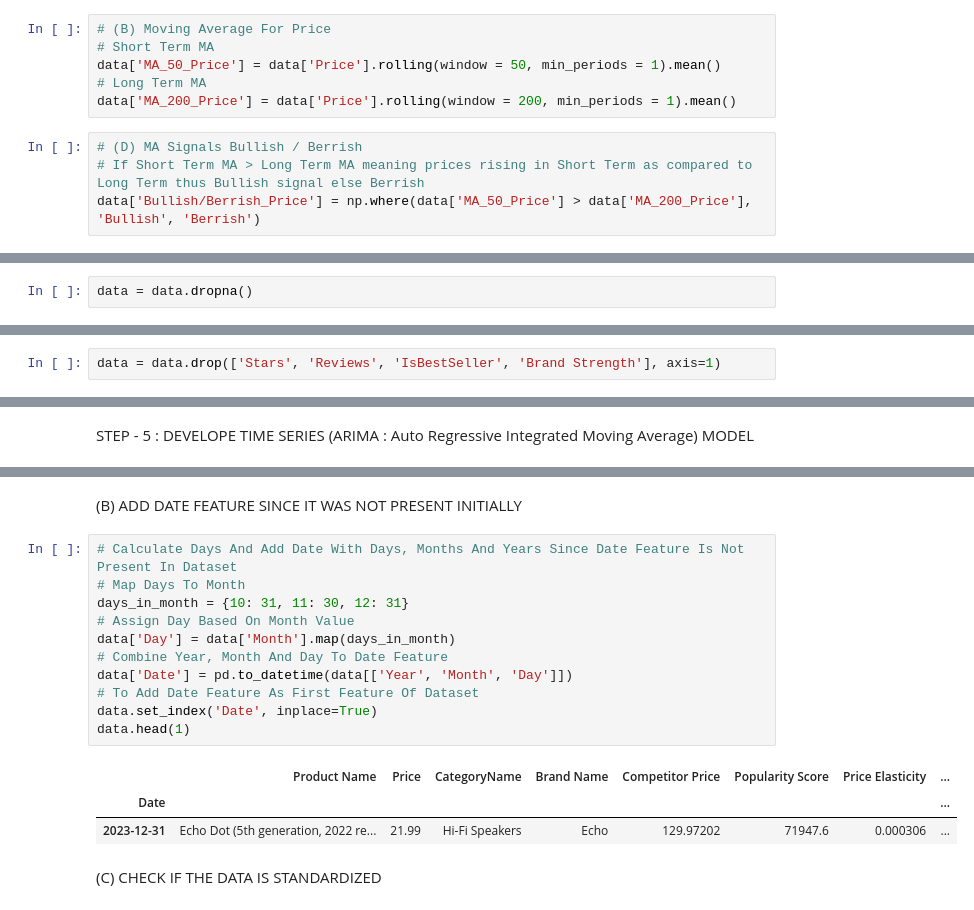
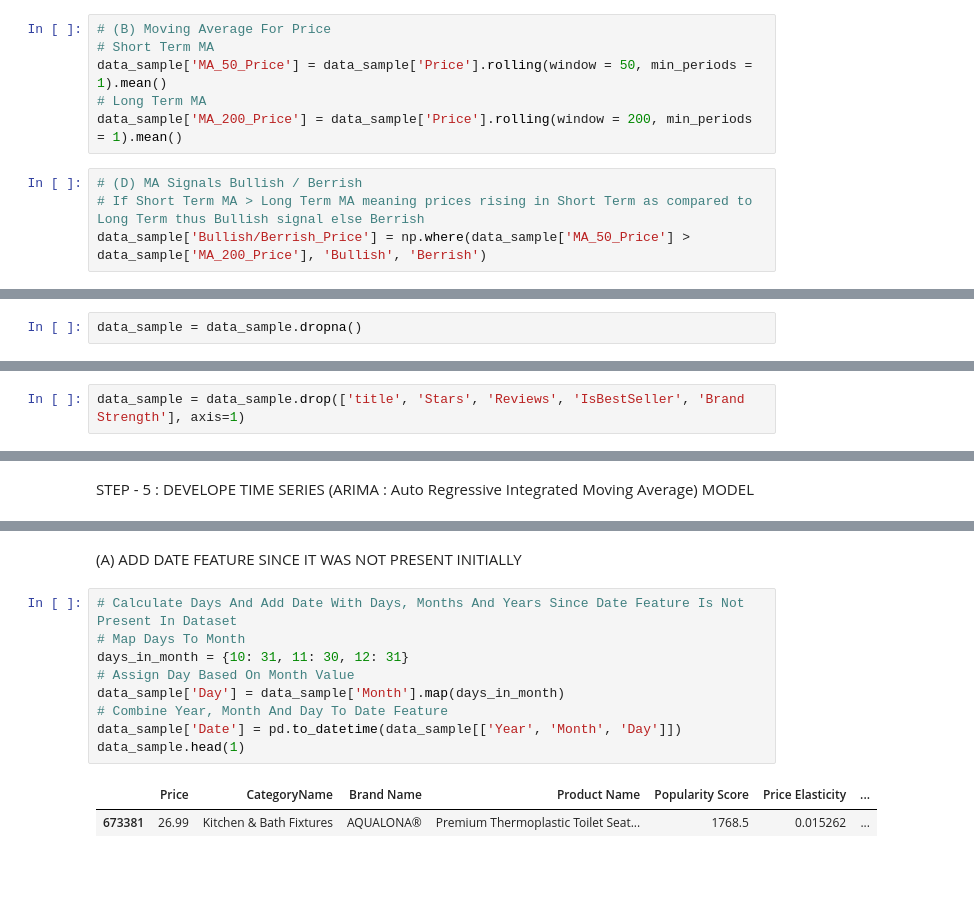
Before and after one commit to titu09/Capstone-Project, a Jupyter notebook: Short Term Price Optimization For Amazon.ipynb, the cells around one changed output, grey strips where cells are left out. Cells and saved outputs as stored; diff of their text form; blank space fills up the shorter version.

```diff
--- a/Short Term Price Optimization For Amazon.ipynb
+++ b/Short Term Price Optimization For Amazon.ipynb
@@ -84,23 +108,23 @@ data['Month'] = np.random.randint(10, 13, size=len(data))
 # %%
 # (B) Moving Average For Price
 # Short Term MA
-data['MA_50_Price'] = data['Price'].rolling(window = 50, min_periods = 1).mean()
+data_sample['MA_50_Price'] = data_sample['Price'].rolling(window = 50, min_periods = 1).mean()
 # Long Term MA
-data['MA_200_Price'] = data['Price'].rolling(window = 200, min_periods = 1).mean()
+data_sample['MA_200_Price'] = data_sample['Price'].rolling(window = 200, min_periods = 1).mean()
 # %%
 # (D) MA Signals Bullish / Berrish
 # If Short Term MA > Long Term MA meaning prices rising in Short Term as compared to Long Term thus Bullish signal else Berrish
-data['Bullish/Berrish_Price'] = np.where(data['MA_50_Price'] > data['MA_200_Price'], 'Bullish', 'Berrish')
+data_sample['Bullish/Berrish_Price'] = np.where(data_sample['MA_50_Price'] > data_sample['MA_200_Price'], 'Bullish', 'Berrish')
 # %% [markdown]
 3.2. CLEAN THE DATA
 # %% [markdown]
 (I) DROP NaN and inf Values FROM THE DATASET
 # %%
-data = data.dropna()
+data_sample = data_sample.dropna()
 # %% [markdown]
 (II) DROP UNNECESARY FEATURES SINCE FEATURE ENGINEERING IS COMPLETE AND NOT MORE NEEDED
 # %%
-data = data.drop(['Stars', 'Reviews', 'IsBestSeller', 'Brand Strength'], axis=1)
+data_sample = data_sample.drop(['title', 'Stars', 'Reviews', 'IsBestSeller', 'Brand Strength'], axis=1)
 # %% [markdown]
 STEP - 4 : PERFORM EXPLORATORY DATA ANALYSIS
 # %% [markdown]
@@ -368,19 +329,14 @@ data['Price_Diff_Standardized'] = (data['Price_Diff'] - data['Price_Diff'].mean(
 # %% [markdown]
-(B) ADD DATE FEATURE SINCE IT WAS NOT PRESENT INITIALLY
+(A) ADD DATE FEATURE SINCE IT WAS NOT PRESENT INITIALLY
 # %%
 # Calculate Days And Add Date With Days, Months And Years Since Date Feature Is Not Present In Dataset
 # Map Days To Month
 days_in_month = {10: 31, 11: 30, 12: 31}
 # Assign Day Based On Month Value
-data['Day'] = data['Month'].map(days_in_month)
+data_sample['Day'] = data_sample['Month'].map(days_in_month)
 # Combine Year, Month And Day To Date Feature
-data['Date'] = pd.to_datetime(data[['Year', 'Month', 'Day']])
-# To Add Date Feature As First Feature Of Dataset
-data.set_index('Date', inplace=True)
-data.head(1)
+data_sample['Date'] = pd.to_datetime(data_sample[['Year', 'Month', 'Day']])
+data_sample.head(1)
 # %% [output]
-|  | Product Name | Price | CategoryName | Brand Name | Competitor Price | Popularity Score | Price Elasticity | ... |
-| Date |  |  |  |  |  |  |  | ... |
-| 2023-12-31 | Echo Dot (5th generation, 2022 re... | 21.99 | Hi-Fi Speakers | Echo | 129.97202 | 71947.6 | 0.000306 | ... |
+|  | Price | CategoryName | Brand Name | Product Name | Popularity Score | Price Elasticity | ... |
+| 673381 | 26.99 | Kitchen & Bath Fixtures | AQUALONA® | Premium Thermoplastic Toilet Seat... | 1768.5 | 0.015262 | ... |
-# %% [markdown]
-(C) CHECK IF THE DATA IS STANDARDIZED
```
Also changed, not shown: parts of 113 cells of this notebook.
